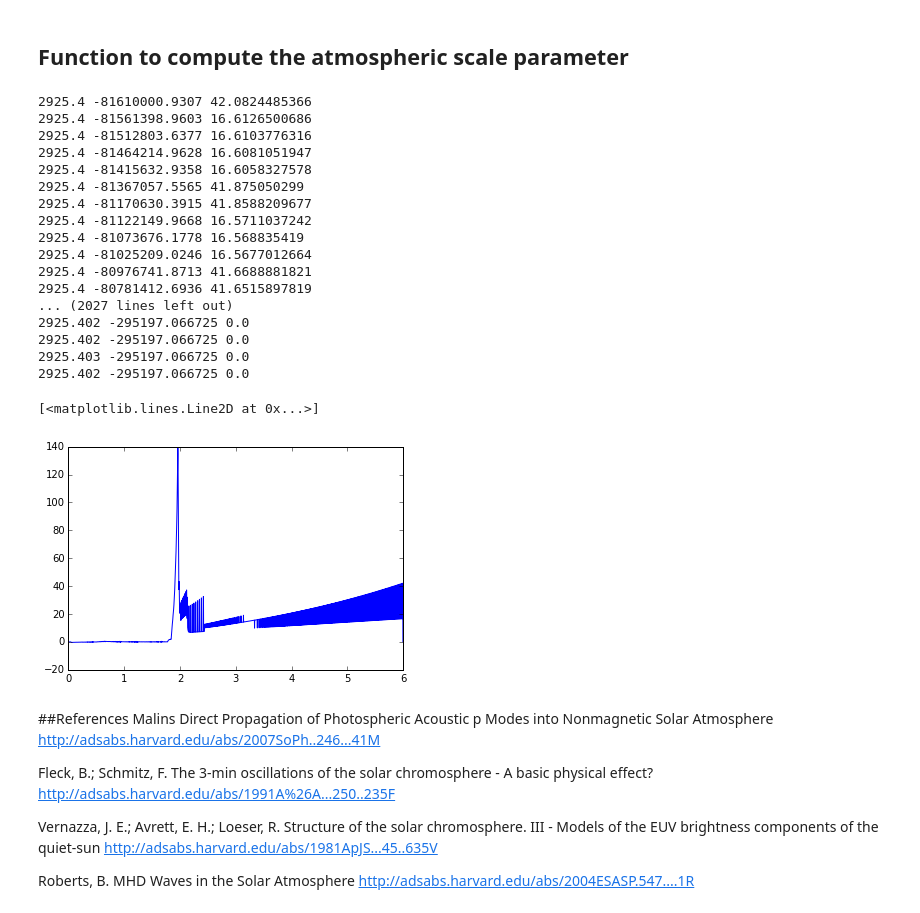
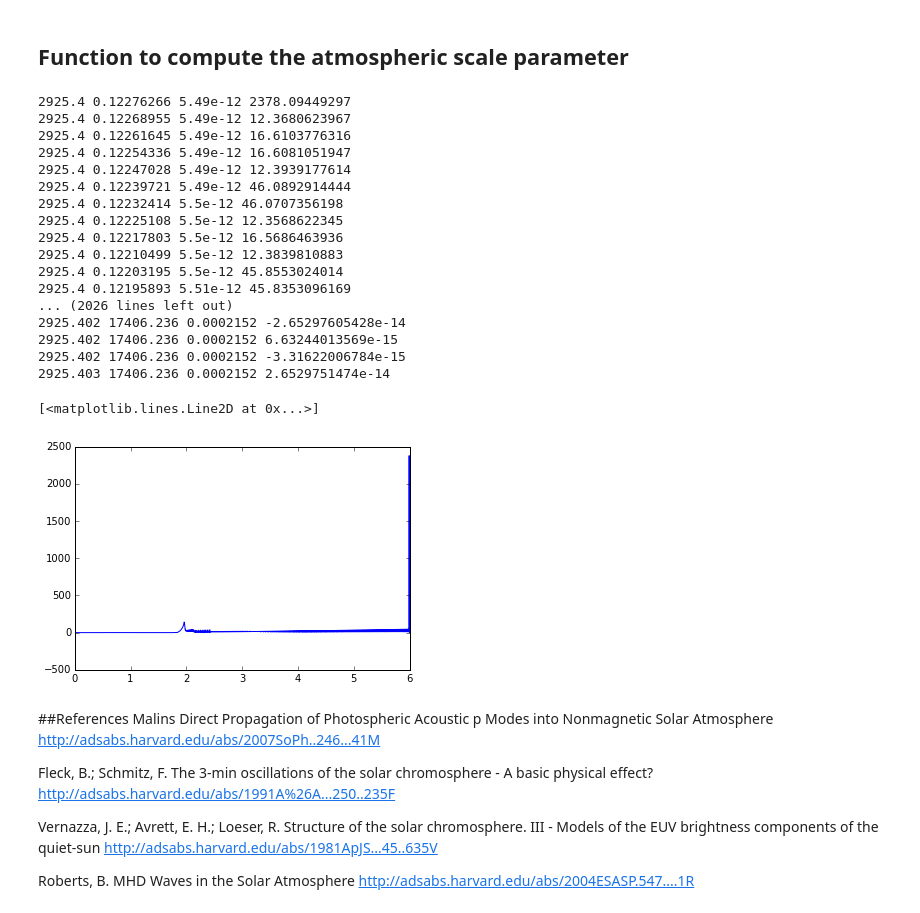
Before and after one commit to mikeg64/solar, a Jupyter notebook: pmode/ipython/cutoff.ipynb, the cells around one changed output. Cells and saved outputs as stored; diff of their text form; code cells hidden in the pictures.

```diff
--- a/pmode/ipython/cutoff.ipynb
+++ b/pmode/ipython/cutoff.ipynb
@@ -94,54 +94,64 @@ def lagrange_interp(xval,f,x,i):
     y=t1*f[i-1]+t2*f[i]+t3*f[i+1]
     return y
 
 def diff5p(y,i,h):
     diff=(y[i-2]-8*y[i-1]+8*y[i+1]-y[i+2])/(12*h)
     return diff
 
 def diff3p(y,i,h):
     diff=(y[i+1]-y[i-1])/(2*h)
     return diff
 
 #compute lambda0
 alam0 = numpy.zeros(asize/4)
+alami0 = numpy.zeros(asize/4)
 
 for i in range(0,(asize/4)-1):
     alam0[i]=lambda0(vars,ptemp[i],rhotemp[i])
+
+dh=height[0]-height[1]
+for i in range(1,(asize/4)-2):
+    xval=height[0]-i*dh
+    alami0[i]=lagrange_interp(xval,alam0,height,i)
+
 
 #print alam0
 #compute cutoff
 atc0 = numpy.zeros(asize/4)
 lamdash0 = numpy.zeros(asize/4)
-for i in range(2,(asize/4)-3):
+for i in range(2,(asize/4)-4):
     h=height[i]-height[i+1]
-    lamdash0[i]=diff3p(alam0,i,h)
-    print h,alam0[i],lamdash0[i]
+    #lamdash0[i]=diff3p(alam0,i,h)
+    #lamdash0[i]=ptemp[i]/rhotemp[i]
+    lamdash0[i]=diff5p(alami0,i,h)
+    #print h,alam0[i],lamdash0[i]
+    print h,ptemp[i],rhotemp[i],lamdash0[i]
     atc0[i]=1.0/((vars.fgamma*vars.ggg/(4*pi*acs[i]))*math.sqrt(1+2*lamdash0[i]))
     #atc0[i]=1.0/((vars.fgamma*vars.ggg/(4*pi*acs[i])))
     #atc0[i]=math.sqrt(1+2*lamdash0[i])
 
 #print atc0
 plt.plot(height/1.0e6,lamdash0)
 # %% [output]
-2925.4 -81610000.9307 42.0824485366
-2925.4 -81561398.9603 16.6126500686
-2925.4 -81512803.6377 16.6103776316
-2925.4 -81464214.9628 16.6081051947
-2925.4 -81415632.9358 16.6058327578
-2925.4 -81367057.5565 41.875050299
-2925.4 -81170630.3915 41.8588209677
-2925.4 -81122149.9668 16.5711037242
-2925.4 -81073676.1778 16.568835419
-2925.4 -81025209.0246 16.5677012664
-2925.4 -80976741.8713 41.6688881821
-2925.4 -80781412.6936 41.6515897819
-... (2027 lines left out)
-2925.402 -295197.066725 0.0
-2925.402 -295197.066725 0.0
-2925.403 -295197.066725 0.0
-2925.402 -295197.066725 0.0
+2925.4 0.12276266 5.49e-12 2378.09449297
+2925.4 0.12268955 5.49e-12 12.3680623967
+2925.4 0.12261645 5.49e-12 16.6103776316
+2925.4 0.12254336 5.49e-12 16.6081051947
+2925.4 0.12247028 5.49e-12 12.3939177614
+2925.4 0.12239721 5.49e-12 46.0892914444
+2925.4 0.12232414 5.5e-12 46.0707356198
+2925.4 0.12225108 5.5e-12 12.3568622345
+2925.4 0.12217803 5.5e-12 16.5686463936
+2925.4 0.12210499 5.5e-12 12.3839810883
+2925.4 0.12203195 5.5e-12 45.8553024014
+2925.4 0.12195893 5.51e-12 45.8353096169
+... (2026 lines left out)
+2925.402 17406.236 0.0002152 -2.65297605428e-14
+2925.402 17406.236 0.0002152 6.63244013569e-15
+2925.402 17406.236 0.0002152 -3.31622006784e-15
+2925.403 17406.236 0.0002152 2.6529751474e-14
 [<matplotlib.lines.Line2D at 0x...>]
-[figure, old version]
+[figure, new version]
 # %% [markdown]
 ##References
 Malins
```
Also changed, not shown: 1 other file.
